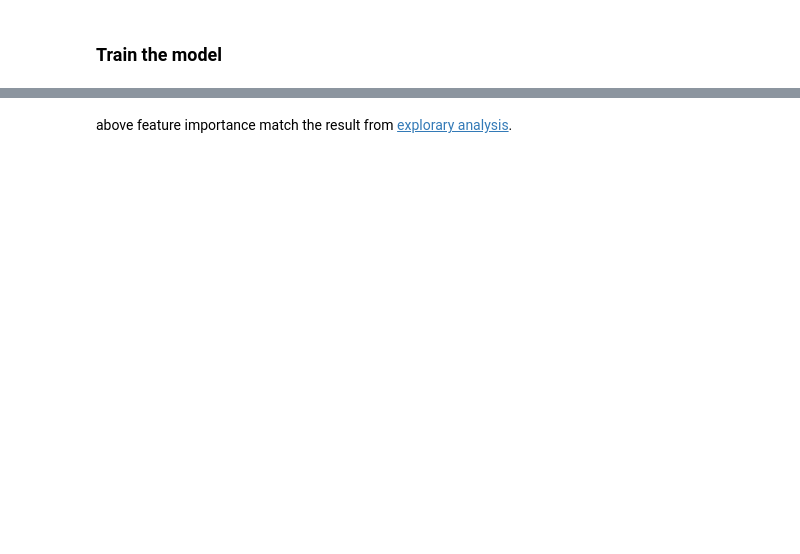
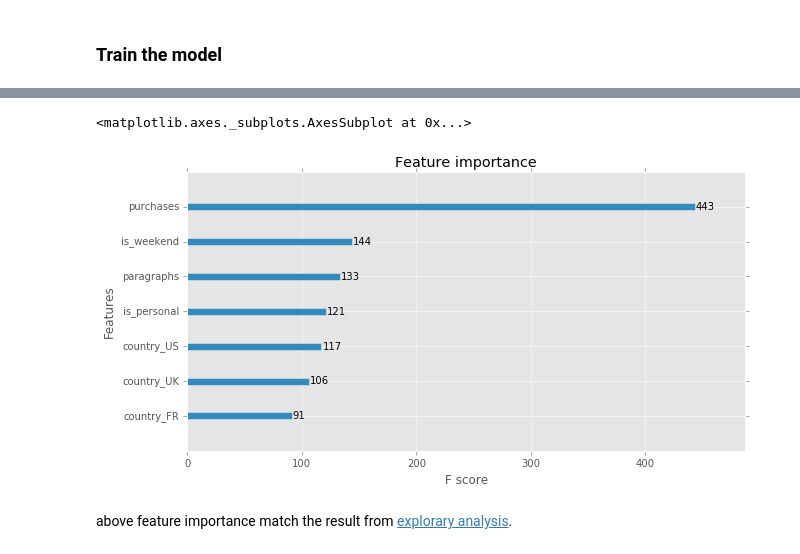
Before and after one commit to stasi009/TakeHomeDataChallenges, a Jupyter notebook: 07.MarketingEmail/market_email.ipynb, the cells around one changed output, grey strips where cells are left out. Saved outputs shown, nothing was run; the diff lists cells and outputs as text; code cells hidden in the pictures; blank space fills up the shorter version.

```diff
--- a/07.MarketingEmail/market_email.ipynb
+++ b/07.MarketingEmail/market_email.ipynb
@@ -359,0 +356,22 @@ dtype: float64
+# %%
+train_matrix = xgb.DMatrix(Xtrain,ytrain)
+test_matrix = xgb.DMatrix(Xtest)
+# %%
+params = {}
+params['objective'] = 'binary:logistic'  # output probabilities
+params['eval_metric'] = 'auc'
+params["num_rounds"] = 300
+params["early_stopping_rounds"] = 30
+# params['min_child_weight'] = 2
+params['max_depth'] = 6
+params['eta'] = 0.1
+params["subsample"] = 0.8
+params["colsample_bytree"] = 0.8
+
+cv_results = xgb.cv(params,train_matrix,
+                    num_boost_round = params["num_rounds"],
+                    nfold = params.get('nfold',5),
+                    metrics = params['eval_metric'],
+                    early_stopping_rounds = params["early_stopping_rounds"],
+                    verbose_eval = True,
+                    seed = seed)
@@ -360,2 +422,8 @@ dtype: float64
+# %%
+# plot feature importances
+xgb.plot_importance(gbt)
+# %% [output]
+<matplotlib.axes._subplots.AxesSubplot at 0x...>
+[figure, added]
 # %% [markdown]
 above feature importance match the result from [explorary analysis](#Explore-the-data).
```
Also changed, not shown: parts of 47 cells of this notebook, 2 other files.
